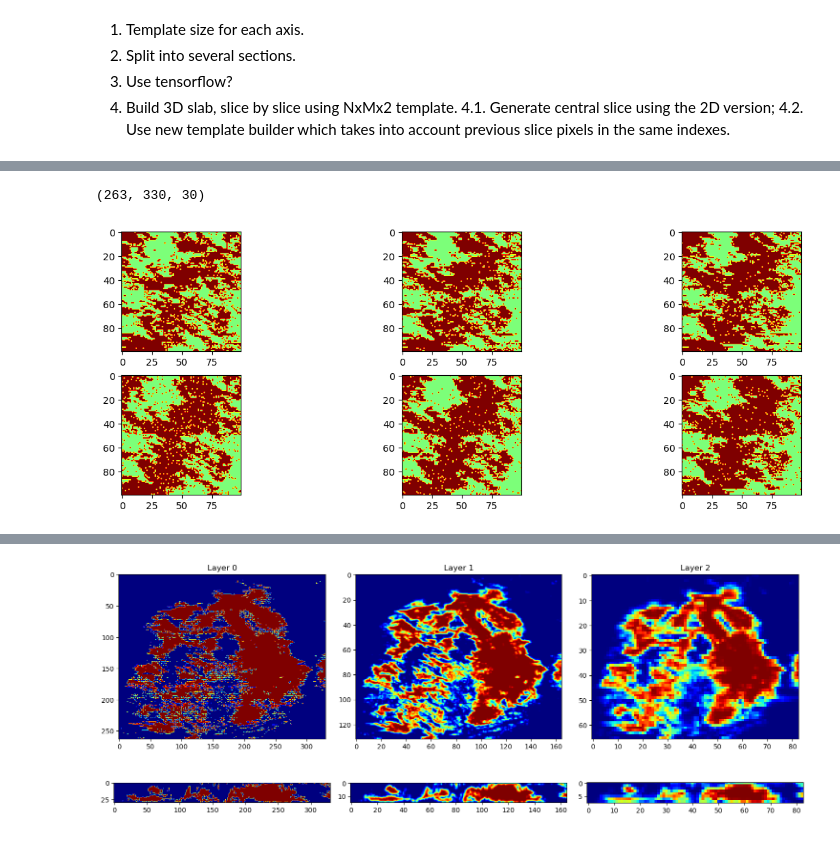
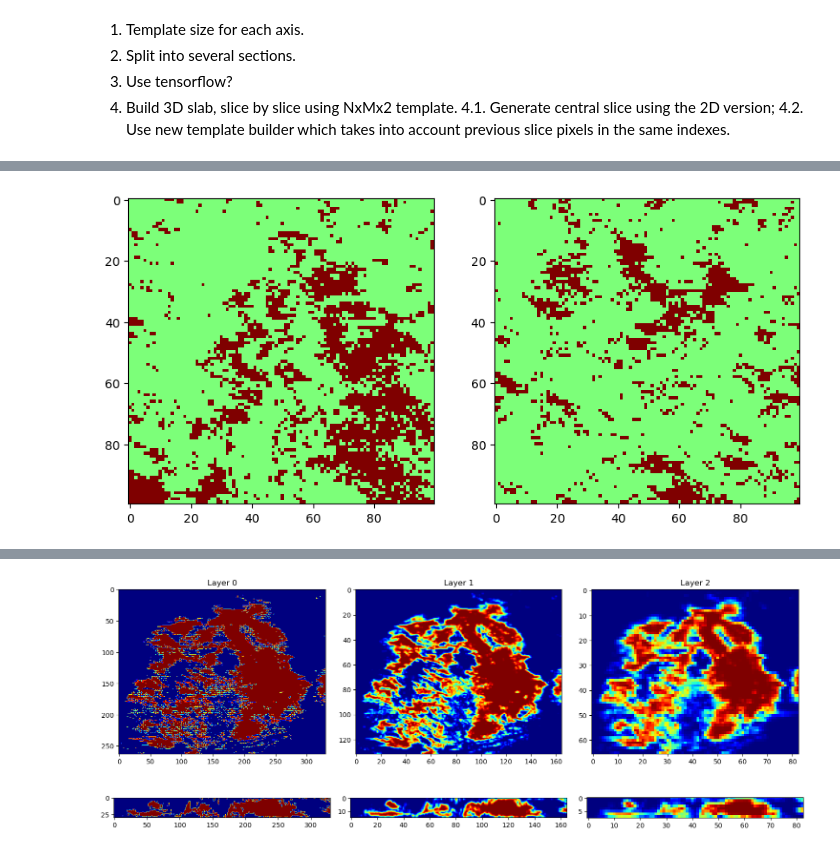
Before and after one commit to TiNezlobinsky/BiTis, a Jupyter notebook: examples/slab_simulation.ipynb, the cells around one changed output, grey strips where cells are left out. Saved outputs shown, nothing was run; the diff lists cells and outputs as text; code cells hidden in the pictures.

```diff
--- a/examples/slab_simulation.ipynb
+++ b/examples/slab_simulation.ipynb
@@ -49,53 +50,23 @@ plt.show()
 # %%
 import bitis as bt
-
-print(slab.shape)
 
 texture = slab[i_min:i_max, j_min:j_max, k_min:k_max].copy()
 texture_ = texture.copy()
 texture_[texture_ == -1] = 2
 
-# texture = pyramid[2][:, :, pyramid[2].shape[2]//2].copy()
-
-# texture_ = np.zeros(2 * np.array(texture.shape))
-
-# for i in range(1, 3):
-#     for j in range(1, 3):
-#         i_min = (i - 1) * texture.shape[0]
-#         i_max = i * texture.shape[0]
-#         j_min = (j - 1) * texture.shape[1]
-#         j_max = j * texture.shape[1]
-#         texture_[i_min:i_max, j_min:j_max] = texture
-
-
-# print(pyramid[2].shape, texture_.shape)
-# texture_[texture_ > 0] = 2
-# texture_[texture_ != 2] = 1
-
 simulation_tex = np.zeros(texture_.shape)
-# mask = np.random.random(texture_.shape) < 0.1
-# simulation_tex[mask] = texture_[mask]
 simulation = bt.AdaptiveSampling(simulation_tex,
                                  texture_,
-                                 max_known_pixels=90,
-                                 max_template_size=100,
+                                 max_known_pixels=30,
+                                 max_template_size=50,
                                  min_template_size=5,
                                  min_distance=0.0)
 
 simulated_tex = simulation.run()
 
-# fig, ax = plt.subplots(1, 2, figsize=(10, 5))
-# ax[0].imshow(texture_[:, :,], vmin=0, vmax=2, cmap='jet')
-# ax[1].imshow(simulated_tex, vmin=0, vmax=2, cmap='jet')
-# plt.show()
+fig, ax = plt.subplots(1, 2, figsize=(10, 5))
+ax[0].imshow(texture_[..., 0], vmin=0, vmax=2, cmap='jet')
+ax[1].imshow(simulated_tex[..., 0], vmin=0, vmax=2, cmap='jet')
+plt.show()
 # %% [output]
-(263, 330, 30)
+[figure, added]
-# %%
-fig, axs = plt.subplots(2, 3, figsize=(15, 5))
-
-for i in range(3):
-    axs[0, i].imshow(texture_[..., i], vmin=0, vmax=2, cmap='jet')
-    axs[1, i].imshow(simulated_tex[..., i], vmin=0, vmax=2, cmap='jet')
-plt.show()
-# %% [output]
-[figure, removed]
```
Also changed, not shown: parts of 8 cells of this notebook, 2 other files.
